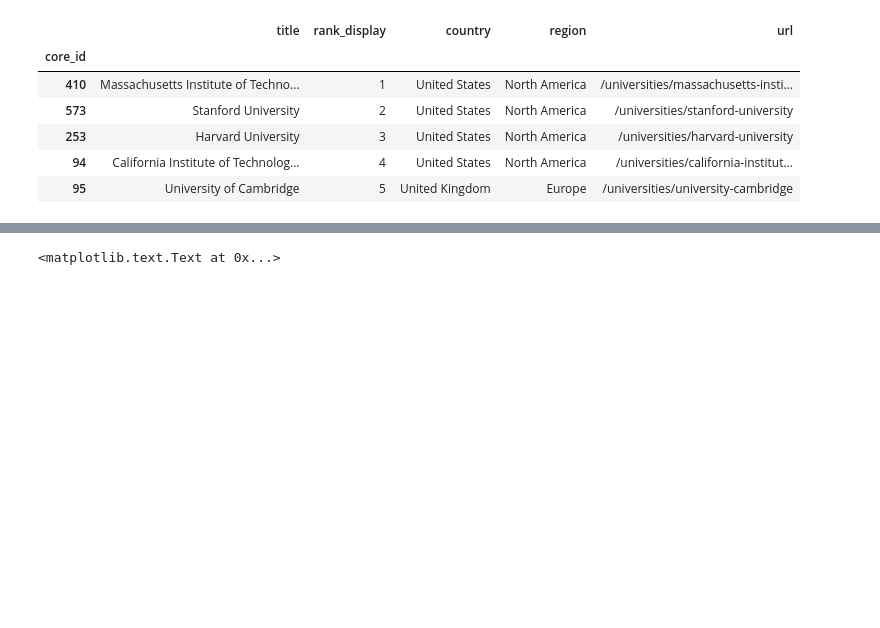
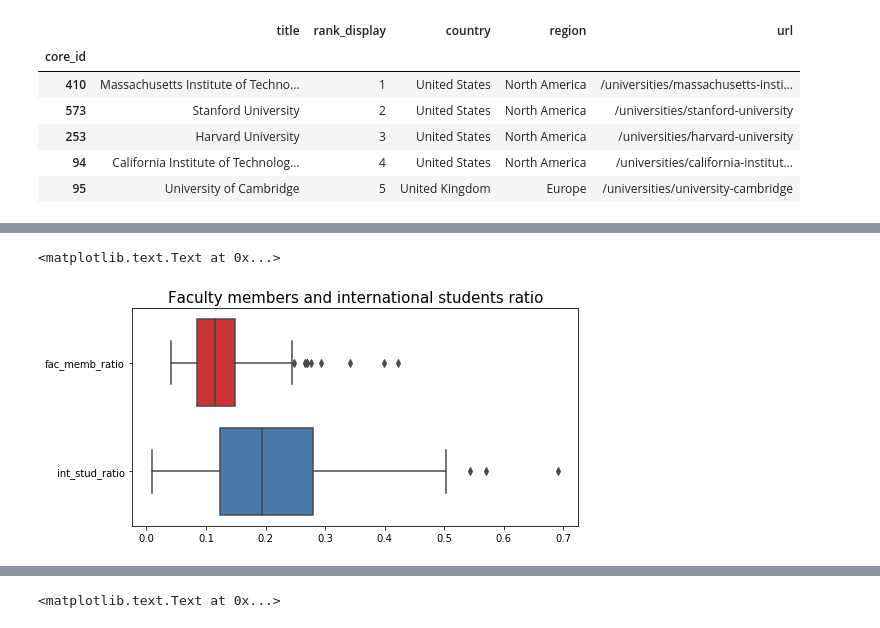
Before and after one commit to LucaZampieri/ADA_homework_LMX, a Jupyter notebook: 02 - Data from the Web/Xavi.ipynb, the cells around one changed output, grey strips where cells are left out. Cells and saved outputs as stored; diff of their text form; code cells hidden in the pictures; blank space fills up the shorter version.

```diff
--- a/02 - Data from the Web/Xavi.ipynb
+++ b/02 - Data from the Web/Xavi.ipynb
@@ -162,3 +265,11 @@ qs_df.head(5)
+# %%
+# Visualize the ratios with a boxplot
+plt.figure(figsize=(8,4))
+ax1 = sns.boxplot(data=qs_df[['fac_memb_ratio', 'int_stud_ratio']], orient="h", palette="Set1")
+plt.title("Faculty members and international students ratio", fontsize=15)
+# %% [output]
+<matplotlib.text.Text at 0x...>
+[figure, added]
 # %%
 # Create a new feature: Total number of people in campus
 qs_df['total_stud_facmemb'] = qs_df.fac_memb_tot + qs_df.nb_stud_tot
```
Also changed, not shown: parts of 28 cells of this notebook, 1 other file.
